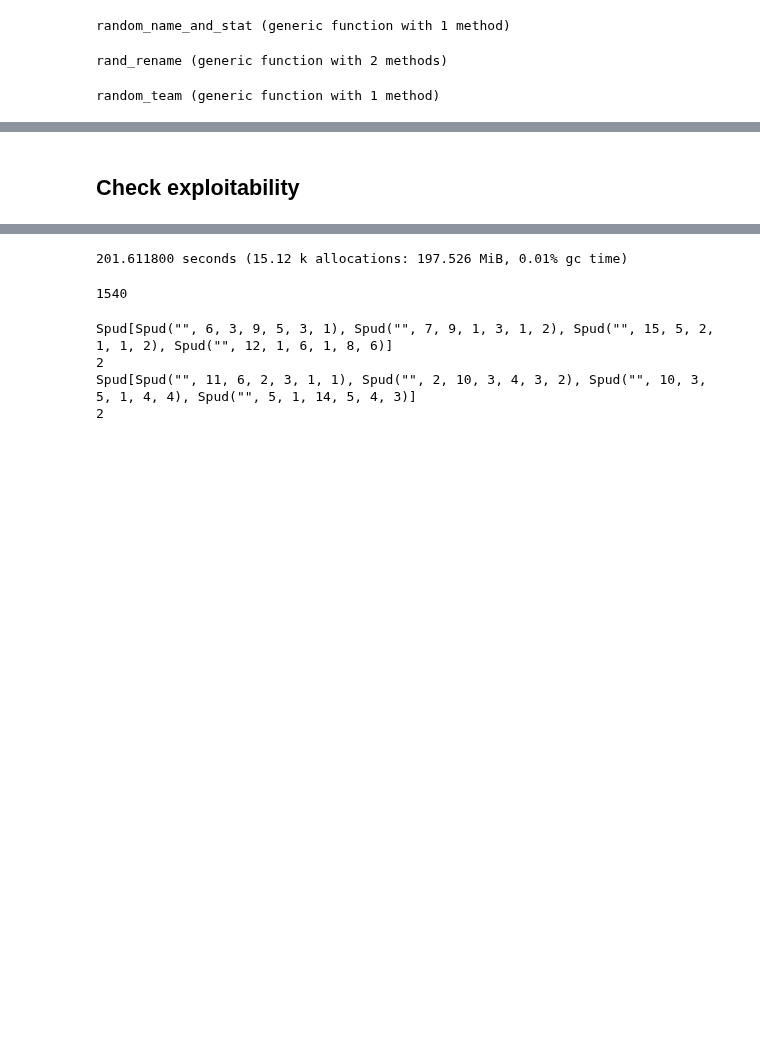
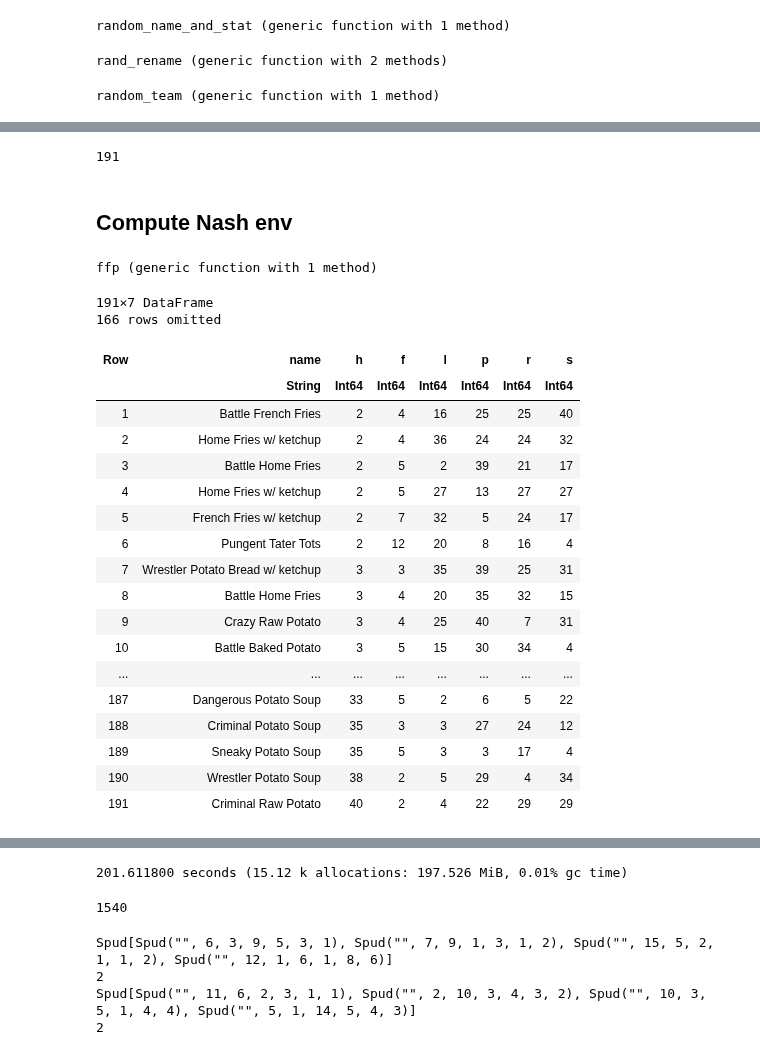
Before and after one commit to snarles/misc, a Jupyter notebook: spuds/game_design.ipynb, the cells around one changed output, grey strips where cells are left out. Saved outputs shown, nothing was run; the diff lists cells and outputs as text; code cells hidden in the pictures; blank space fills up the shorter version.

```diff
--- a/spuds/game_design.ipynb
+++ b/spuds/game_design.ipynb
@@ -443,0 +568,5 @@ Dict{Spud, Int64} with 15179 entries:
+# %%
+library = unique(library[1:spud_i])
+n_spuds = length(library)
+# %% [output]
+191
@@ -453,4 +590,65 @@ for iter in 1:10000
     end
 end
 # %% [markdown]
-## Check exploitability
+## Compute Nash env
+# %%
+function ffp(nash_env, nits)
+    n_nash = length(nash_env)
+    i_lose = Array{Int}(undef, (n_nash, n_nash))
+    n_lose = Array{Int}(undef, n_nash)
+    for i in 1:n_nash
+        n_lose[i] = 0
+        ff = nash_env[i]
+        for j in 1:n_nash
+            if eval_battle(ff, nash_env[j]) ==-1
+                n_lose[i] += 1
+                i_lose[i, n_lose[i]] = j
+            end
+        end
+    end
+    counts = [0 for i in 1:n_nash]
+    wins = [0 for i in 1:n_nash]
+    for i in 1:n_nash
+        counts[i] += 1
+        for j in 1:n_lose[i]
+            i_w = i_lose[i, j]
+            wins[i_w]+= 1
+        end
+    end
+    for iter in 1:nits
+        ind_winners = findall(wins .== maximum(wins))
+        i = rand(ind_winners)
+        counts[i] += 1
+        for j in 1:n_lose[i]
+            i_w = i_lose[i, j]
+            wins[i_w]+= 1
+        end
+    end
+    return counts
+end
+# %% [output]
+ffp (generic function with 1 method)
+# %%
+nash_env = [rand_rename(s) for s in library]
+spuds_to_df(nash_env)
+# %% [output]
+191×7 DataFrame
+166 rows omitted
+| Row | name | h | f | l | p | r | s |
+|  | String | Int64 | Int64 | Int64 | Int64 | Int64 | Int64 |
+| 1 | Battle French Fries | 2 | 4 | 16 | 25 | 25 | 40 |
+| 2 | Home Fries w/ ketchup | 2 | 4 | 36 | 24 | 24 | 32 |
+| 3 | Battle Home Fries | 2 | 5 | 2 | 39 | 21 | 17 |
+| 4 | Home Fries w/ ketchup | 2 | 5 | 27 | 13 | 27 | 27 |
+| 5 | French Fries w/ ketchup | 2 | 7 | 32 | 5 | 24 | 17 |
+| 6 | Pungent Tater Tots | 2 | 12 | 20 | 8 | 16 | 4 |
+| 7 | Wrestler Potato Bread w/ ketchup | 3 | 3 | 35 | 39 | 25 | 31 |
+| 8 | Battle Home Fries | 3 | 4 | 20 | 35 | 32 | 15 |
+| 9 | Crazy Raw Potato | 3 | 4 | 25 | 40 | 7 | 31 |
+| 10 | Battle Baked Potato | 3 | 5 | 15 | 30 | 34 | 4 |
+| ... | ... | ... | ... | ... | ... | ... | ... |
+| 187 | Dangerous Potato Soup | 33 | 5 | 2 | 6 | 5 | 22 |
+| 188 | Criminal Potato Soup | 35 | 3 | 3 | 27 | 24 | 12 |
+| 189 | Sneaky Potato Soup | 35 | 5 | 3 | 3 | 17 | 4 |
+| 190 | Wrestler Potato Soup | 38 | 2 | 5 | 29 | 4 | 34 |
+| 191 | Criminal Raw Potato | 40 | 2 | 4 | 22 | 29 | 29 |
```
Also changed, not shown: parts of 30 cells of this notebook.
